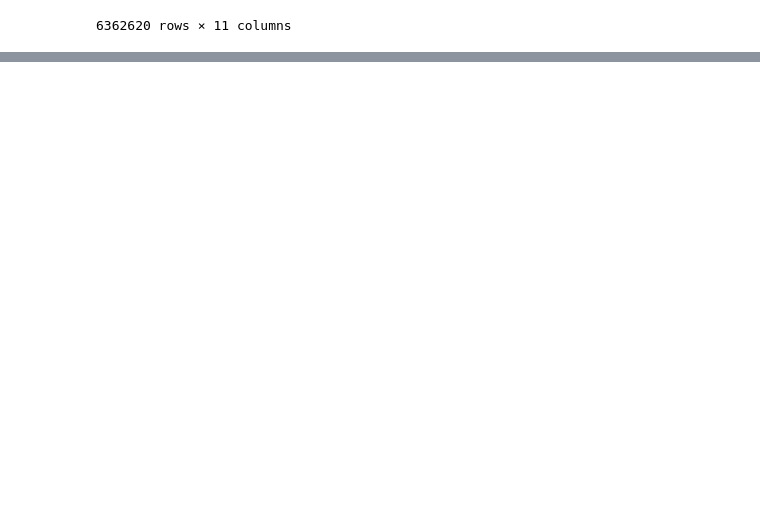
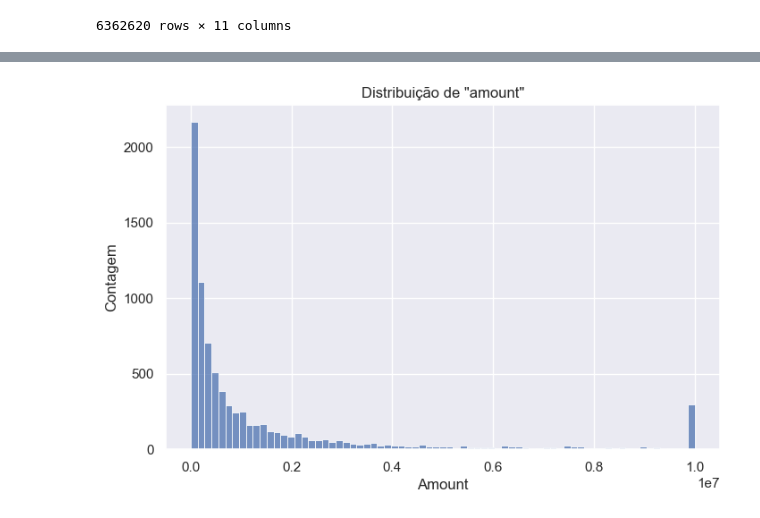
Before and after one commit to gui23dib/AI-Model-Test, a Jupyter notebook: exploratoryAnalysis.ipynb, the cells around one changed output, grey strips where cells are left out. Saved outputs shown, nothing was run; the diff lists cells and outputs as text; code cells hidden in the pictures; blank space fills up the shorter version.

```diff
--- a/exploratoryAnalysis.ipynb
+++ b/exploratoryAnalysis.ipynb
@@ -89,0 +156,10 @@ dtype: int64
+# %%
+# Histograma da coluna 'amount'
+plt.figure(figsize=(8, 5))
+sns.histplot(df['amount'])
+plt.title('Distribuição de "amount"')
+plt.xlabel('Amount')
+plt.ylabel('Contagem')
+plt.show()
+# %% [output]
+[figure, added]
```
Also changed, not shown: parts of 16 cells of this notebook, 4 other files.
